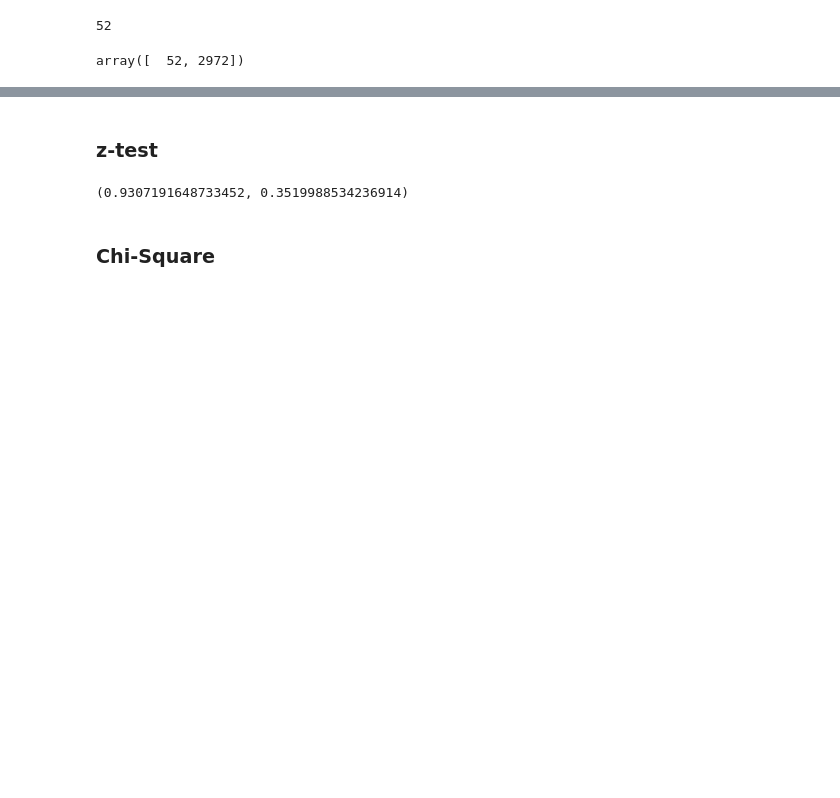
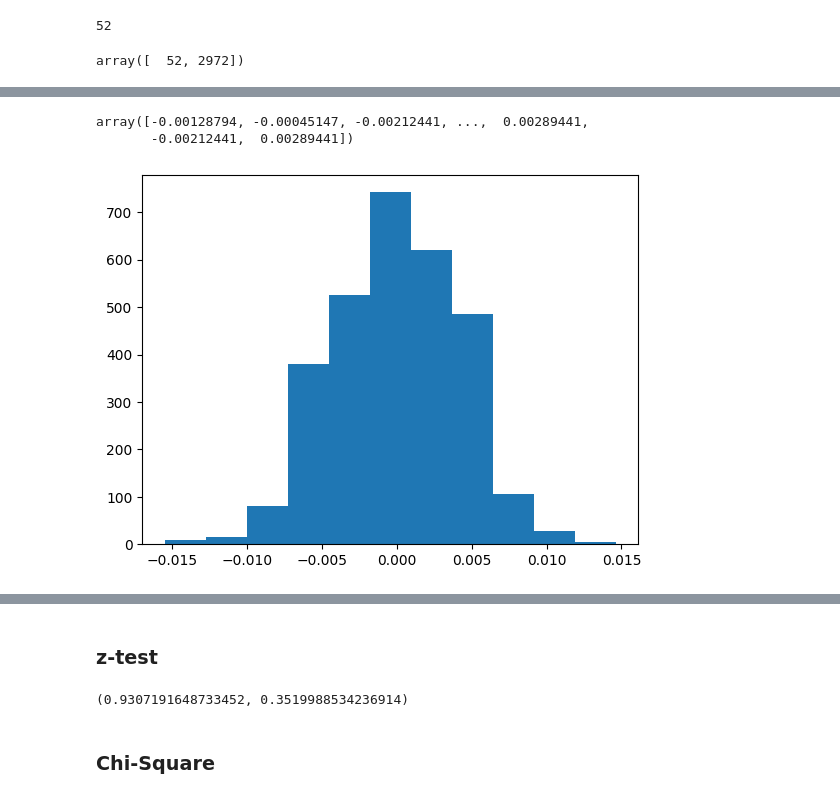
Before and after one commit to tomashbk/ab_testing, a Jupyter notebook: abtesting_2023-04-26.ipynb, the cells around one changed output, grey strips where cells are left out. Drawn from its saved outputs; the diff is of its cells as text; code cells hidden in the pictures; blank space fills up the shorter version.

```diff
--- a/abtesting_2023-04-26.ipynb
+++ b/abtesting_2023-04-26.ipynb
@@ -586,0 +634,31 @@ PermutationTestResult(statistic=0.003069617392876261, pvalue=1.0, null_distribut
+# %%
+# def statistic(x, y):
+#     prop_x = x[0] / (x[0] + x[1])
+#     prop_y = y[0] / (y[0] + y[1])
+#     diff_prop = prop_x - prop_y
+#     print(x)
+#     return diff_prop
+def statistic(x, y):
+    prop_x = np.sum(x) / len(x)
+    prop_y = np.sum(y) / len(y)
+    diff_prop = prop_x - prop_y
+
+    print(f'sum_x: {np.sum(x)}')
+    print(f'len(x): {len(x)}')
+    print(f'sum_y: {np.sum(y) }')
+    print(f'len(y): {len(y)}')
+    print(f'prop_x: {prop_x}')
+    print(f'prop_y: {prop_y}')
+    print(f'diff_prop: {diff_prop}')
+    print(f'------------------------------------')
+
+    return diff_prop
+
+res = stats.permutation_test(
+    (df_grouped_users[df_grouped_users['VARIANT_NAME'] == 'variant']['BOUGHTS'], df_grouped_users[df_grouped_users['VARIANT_NAME'] == 'control']['BOUGHTS']),
+     statistic,
+    #  vectorized=True,
+     n_resamples=1000
+
+    )
+res
@@ -586,0 +685,10 @@ PermutationTestResult(statistic=0.003069617392876261, pvalue=1.0, null_distribut
+# %%
+res.null_distribution
+# %% [output]
+array([-0.00128794, -0.00045147, -0.00212441, ...,  0.00289441,
+       -0.00212441,  0.00289441])
+# %%
+plt.hist(res.null_distribution, bins =11)
+plt.show()
+# %% [output]
+[figure, added]
```
Also changed, not shown: parts of 19 cells of this notebook.
